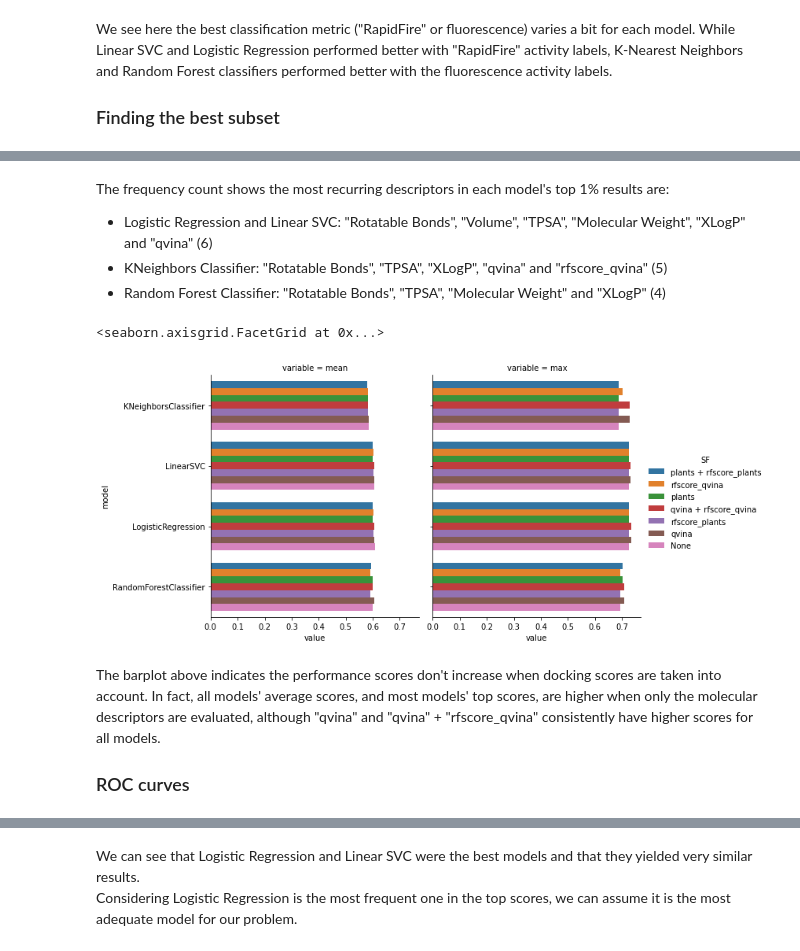
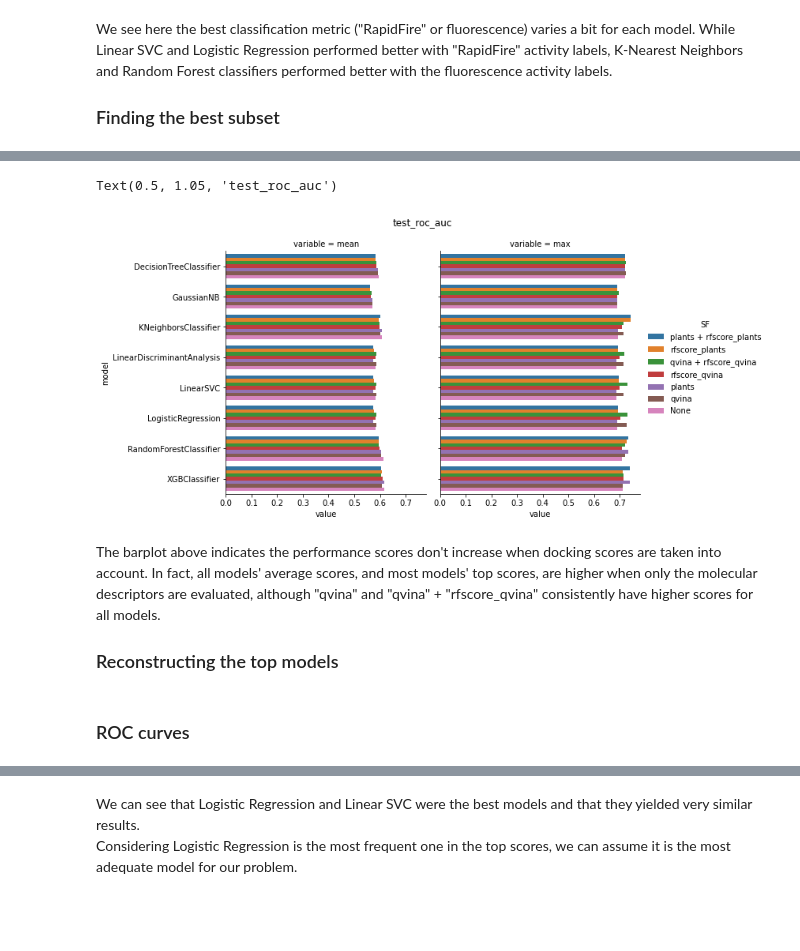
Before and after one commit to caiocrocha/SarsCov2Classifier, a Jupyter notebook: ML.ipynb, the cells around one changed output, grey strips where cells are left out. Saved outputs shown, nothing was run; the diff lists cells and outputs as text; code cells hidden in the pictures; blank space fills up the shorter version.

```diff
--- a/ML.ipynb
+++ b/ML.ipynb
@@ -322,5 +356,0 @@ sns.catplot(kind='bar', data=count, x='variable', y='count', col='model', col_wr
-# %% [markdown]
-The frequency count shows the most recurring descriptors in each model's top 1% results are:
-* Logistic Regression and Linear SVC: "Rotatable Bonds", "Volume", "TPSA", "Molecular Weight", "XLogP" and "qvina" (6)
-* KNeighbors Classifier: "Rotatable Bonds", "TPSA", "XLogP", "qvina" and "rfscore_qvina" (5)
-* Random Forest Classifier: "Rotatable Bonds", "TPSA", "Molecular Weight" and "XLogP" (4)
@@ -333,30 +370,30 @@ combinations = [('qvina', 'rfscore_qvina'),
                 ('rfscore_qvina', 'plants', 'rfscore_plants'),
                 ('qvina', 'rfscore_qvina', 'plants', 'rfscore_plants')]
 
-df = new_scores_data.query('qvina == 0 and rfscore_qvina == 0 and plants == 0 and rfscore_plants == 0').groupby('model').describe()['test_roc_auc'][['mean','max']]
+df = scores_data.query('qvina == 0 and rfscore_qvina == 0 and plants == 0 and rfscore_plants == 0').groupby('model').describe()['test_roc_auc'][['mean','max']]
 df['SF'] = 'None'
 
-tmp = new_scores_data.query('rfscore_qvina == 0 and plants == 0 and rfscore_plants == 0').groupby('model').describe()['test_roc_auc'][['mean','max']]
+tmp = scores_data.query('rfscore_qvina == 0 and plants == 0 and rfscore_plants == 0').groupby('model').describe()['test_roc_auc'][['mean','max']]
 tmp['SF'] = 'qvina'
 df = df.append(tmp)
 
-tmp = new_scores_data.query('qvina == 0 and plants == 0 and rfscore_plants == 0').groupby('model').describe()['test_roc_auc'][['mean','max']]
+tmp = scores_data.query('qvina == 0 and plants == 0 and rfscore_plants == 0').groupby('model').describe()['test_roc_auc'][['mean','max']]
 tmp['SF'] = 'rfscore_qvina'
 df = df.append(tmp)
 
-tmp = new_scores_data.query('plants == 0 and rfscore_plants == 0').groupby('model').describe()['test_roc_auc'][['mean','max']]
+tmp = scores_data.query('plants == 0 and rfscore_plants == 0').groupby('model').describe()['test_roc_auc'][['mean','max']]
 tmp['SF'] = 'qvina + rfscore_qvina'
 df = df.append(tmp)
 
-tmp = new_scores_data.query('qvina == 0 and rfscore_qvina == 0 and rfscore_plants == 0').groupby('model').describe()['test_roc_auc'][['mean','max']]
+tmp = scores_data.query('qvina == 0 and rfscore_qvina == 0 and rfscore_plants == 0').groupby('model').describe()['test_roc_auc'][['mean','max']]
 tmp['SF'] = 'plants'
 df = df.append(tmp)
 
-tmp = new_scores_data.query('qvina == 0 and rfscore_qvina == 0 and plants == 0').groupby('model').describe()['test_roc_auc'][['mean','max']]
+tmp = scores_data.query('qvina == 0 and rfscore_qvina == 0 and plants == 0').groupby('model').describe()['test_roc_auc'][['mean','max']]
 tmp['SF'] = 'rfscore_plants'
 df = df.append(tmp)
 
-tmp = new_scores_data.query('qvina == 0 and rfscore_qvina == 0').groupby('model').describe()['test_roc_auc'][['mean','max']]
+tmp = scores_data.query('qvina == 0 and rfscore_qvina == 0').groupby('model').describe()['test_roc_auc'][['mean','max']]
 tmp['SF'] = 'plants + rfscore_plants'
 df = df.append(tmp)
 
@@ -368,13 +405,14 @@ compare = pd.melt(df, id_vars=['model','SF'], value_vars=['mean','max'])
 # %%
 # Do the scores increase when I add the docking scoring functions?
 sns.catplot(kind='bar', data=compare, y='model', x='value', col='variable', hue='SF')
+plt.suptitle('test_roc_auc', y=1.05)
 # %% [output]
-<seaborn.axisgrid.FacetGrid at 0x...>
+Text(0.5, 1.05, 'test_roc_auc')
-[figure, old version]
+[figure, new version]
 # %% [markdown]
 The barplot above indicates the performance scores don't increase when docking scores are taken into account. In fact, all models' average scores, and most models' top scores, are higher when only the molecular descriptors are evaluated, although "qvina" and "qvina" + "rfscore_qvina" consistently have higher scores for all models.
-<a id='roc_curves'></a>
-### ROC curves
+<a id='reconstructing'></a>
+### Reconstructing the top models
 # %%
 from sklearn.metrics import accuracy_score, f1_score, precision_score, recall_score, roc_auc_score
 from sklearn.metrics import roc_curve, auc
@@ -452,6 +520,9 @@ columns = ['model', *test_metrics, *train_metrics]
 top_scores = pd.DataFrame(scores_list, columns=columns)
 top_scores['test_mean'] = top_scores[test_metrics].mean(axis=1)
 top_scores['train_mean'] = top_scores[train_metrics].mean(axis=1)
+# %% [markdown]
+<a id='roc_curves'></a>
+### ROC curves
 # %%
 fig, ax = plt.subplots(ncols=3, figsize=(19.2, 4.8))
 
```
Also changed, not shown: parts of 45 cells of this notebook, 2 other files.
